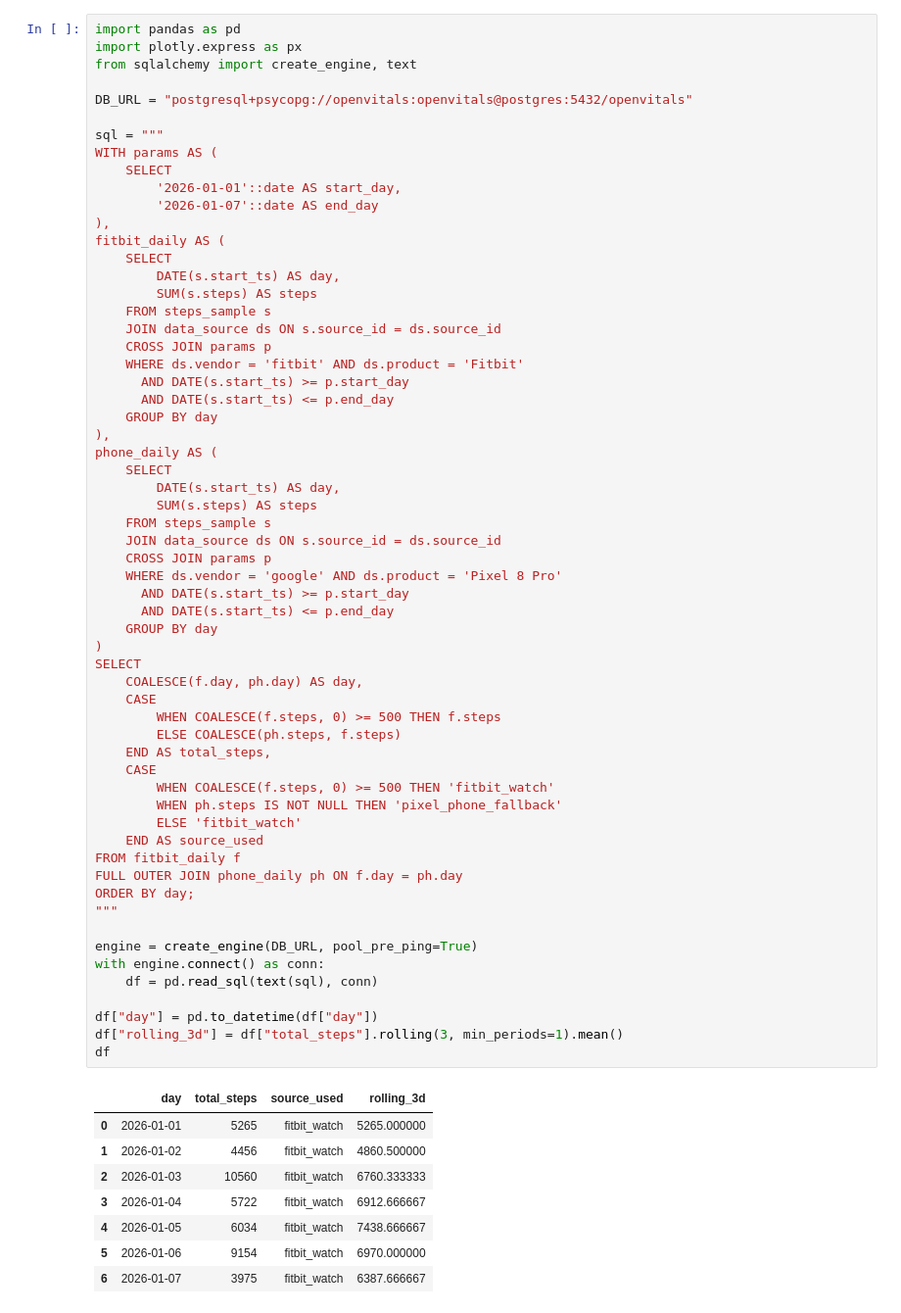
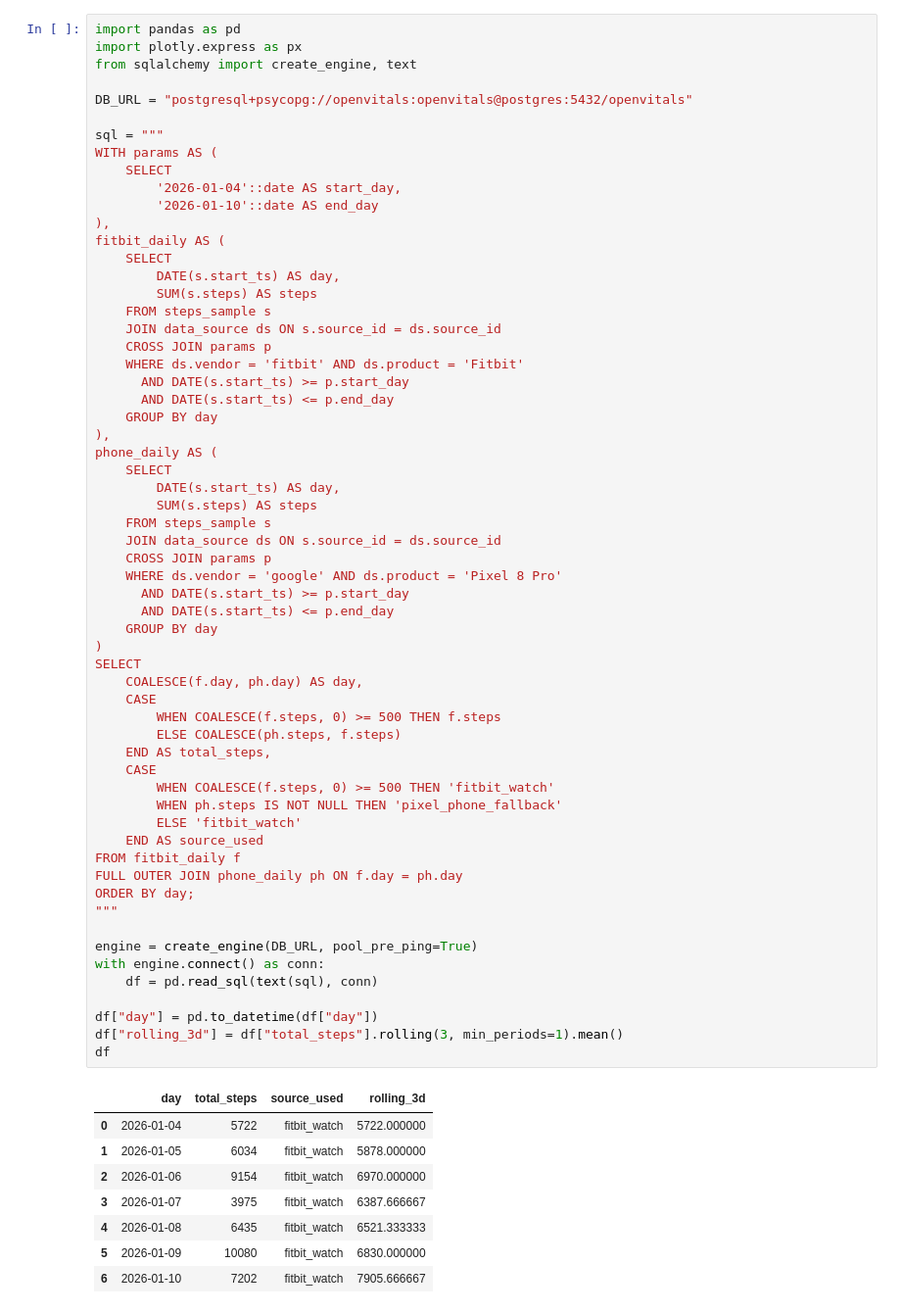
Before and after one commit to helloskyy-io/Open-Vitals, a Jupyter notebook: notebooks/05_steps_daily_google.ipynb, the cells around one changed output. Shown at 98% size. Saved outputs shown, nothing was run; the diff lists cells and outputs as text.

```diff
--- a/notebooks/05_steps_daily_google.ipynb
+++ b/notebooks/05_steps_daily_google.ipynb
@@ -8,8 +8,8 @@ DB_URL = "postgresql+psycopg://openvitals:openvitals@postgres:5432/openvitals"
 sql = """
 WITH params AS (
     SELECT
-        '2026-01-01'::date AS start_day,
-        '2026-01-07'::date AS end_day
+        '2026-01-04'::date AS start_day,
+        '2026-01-10'::date AS end_day
 ),
 fitbit_daily AS (
     SELECT
@@ -33,40 +33,40 @@ phone_daily AS (
     WHERE ds.vendor = 'google' AND ds.product = 'Pixel 8 Pro'
       AND DATE(s.start_ts) >= p.start_day
       AND DATE(s.start_ts) <= p.end_day
     GROUP BY day
 )
 SELECT
     COALESCE(f.day, ph.day) AS day,
     CASE
         WHEN COALESCE(f.steps, 0) >= 500 THEN f.steps
         ELSE COALESCE(ph.steps, f.steps)
     END AS total_steps,
     CASE
         WHEN COALESCE(f.steps, 0) >= 500 THEN 'fitbit_watch'
         WHEN ph.steps IS NOT NULL THEN 'pixel_phone_fallback'
         ELSE 'fitbit_watch'
     END AS source_used
 FROM fitbit_daily f
 FULL OUTER JOIN phone_daily ph ON f.day = ph.day
 ORDER BY day;
 """
 
 engine = create_engine(DB_URL, pool_pre_ping=True)
 with engine.connect() as conn:
     df = pd.read_sql(text(sql), conn)
 
 df["day"] = pd.to_datetime(df["day"])
 df["rolling_3d"] = df["total_steps"].rolling(3, min_periods=1).mean()
 df
 # %% [output]
 |  | day | total_steps | source_used | rolling_3d |
-| 0 | 2026-01-01 | 5265 | fitbit_watch | 5265.000000 |
-| 1 | 2026-01-02 | 4456 | fitbit_watch | 4860.500000 |
-| 2 | 2026-01-03 | 10560 | fitbit_watch | 6760.333333 |
-| 3 | 2026-01-04 | 5722 | fitbit_watch | 6912.666667 |
-| 4 | 2026-01-05 | 6034 | fitbit_watch | 7438.666667 |
-| 5 | 2026-01-06 | 9154 | fitbit_watch | 6970.000000 |
-| 6 | 2026-01-07 | 3975 | fitbit_watch | 6387.666667 |
+| 0 | 2026-01-04 | 5722 | fitbit_watch | 5722.000000 |
+| 1 | 2026-01-05 | 6034 | fitbit_watch | 5878.000000 |
+| 2 | 2026-01-06 | 9154 | fitbit_watch | 6970.000000 |
+| 3 | 2026-01-07 | 3975 | fitbit_watch | 6387.666667 |
+| 4 | 2026-01-08 | 6435 | fitbit_watch | 6521.333333 |
+| 5 | 2026-01-09 | 10080 | fitbit_watch | 6830.000000 |
+| 6 | 2026-01-10 | 7202 | fitbit_watch | 7905.666667 |
 # %%
 avg_steps = int(df['total_steps'].mean())
 best_idx = df['total_steps'].idxmax()
```
Also changed, not shown: parts of 1 cell of this notebook, 3 other files.
